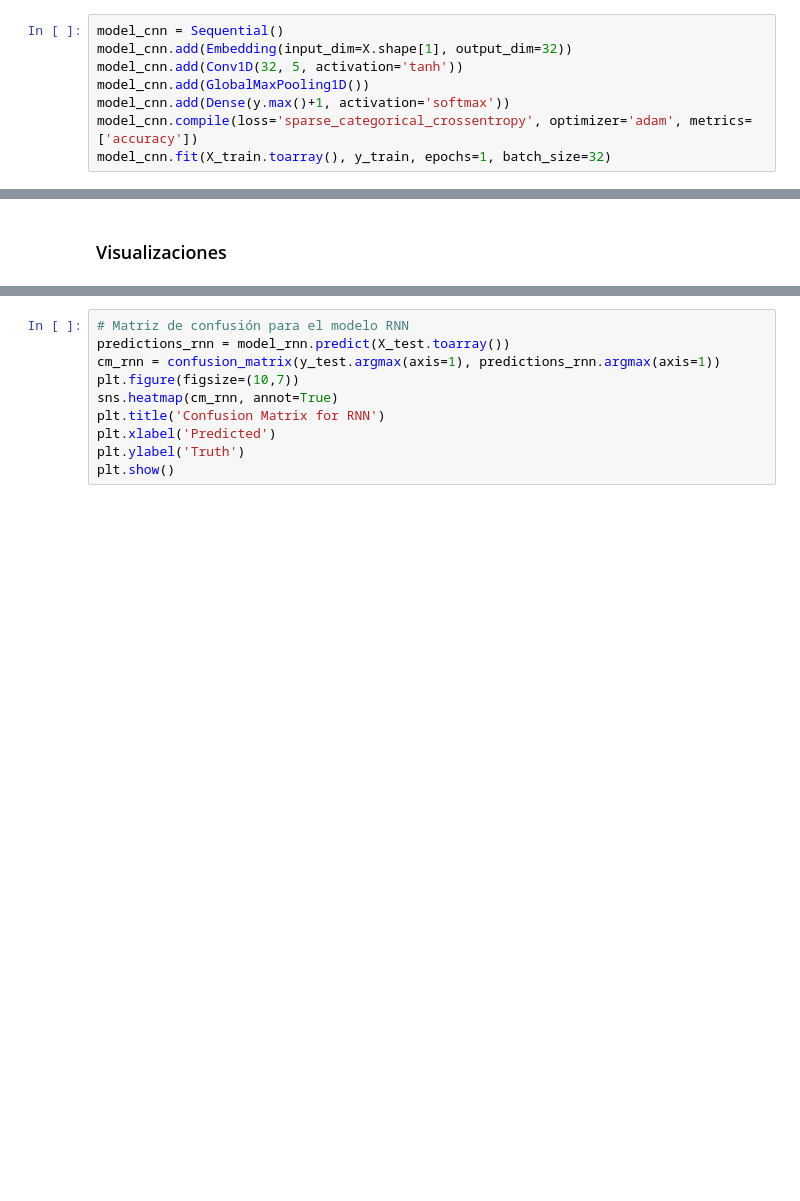
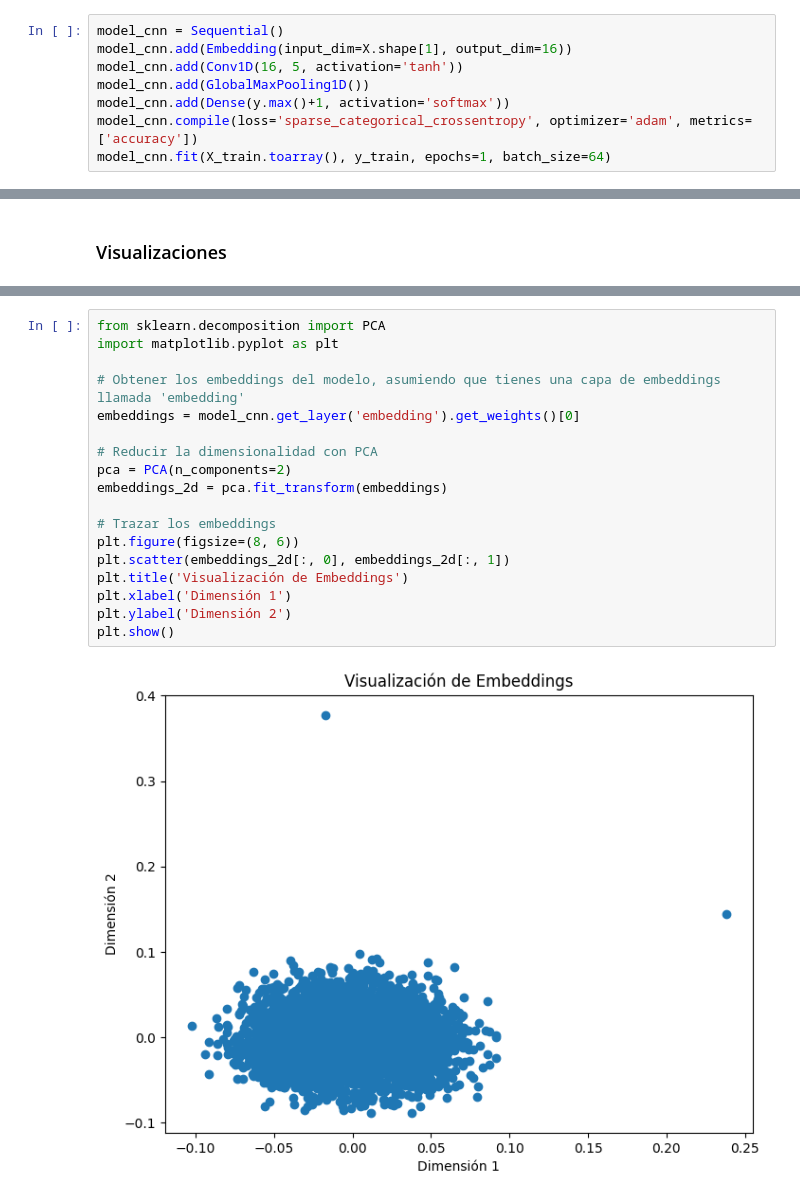
Before and after one commit to sofiaesc07/Proyecto2_AnalisisExploratorioDS, a Jupyter notebook: Proyecto2.ipynb, the cells around one changed output, grey strips where cells are left out. Drawn from its saved outputs; the diff is of its cells as text; blank space fills up the shorter version.

```diff
--- a/Proyecto2.ipynb
+++ b/Proyecto2.ipynb
@@ -67,10 +67,10 @@ X_train, X_test, y_train, y_test = train_test_split(X, y, test_size=0.3, random_
 ### Algoritmo 1: CNN
 # %%
 model_cnn = Sequential()
-model_cnn.add(Embedding(input_dim=X.shape[1], output_dim=32))
-model_cnn.add(Conv1D(32, 5, activation='tanh'))
+model_cnn.add(Embedding(input_dim=X.shape[1], output_dim=16))
+model_cnn.add(Conv1D(16, 5, activation='tanh'))
 model_cnn.add(GlobalMaxPooling1D())
 model_cnn.add(Dense(y.max()+1, activation='softmax'))
 model_cnn.compile(loss='sparse_categorical_crossentropy', optimizer='adam', metrics=['accuracy'])
-model_cnn.fit(X_train.toarray(), y_train, epochs=1, batch_size=32)
+model_cnn.fit(X_train.toarray(), y_train, epochs=1, batch_size=64)
 # %% [output]
@@ -126,10 +245,20 @@ plt.show()
-# %%
-# Matriz de confusión para el modelo RNN
-predictions_rnn = model_rnn.predict(X_test.toarray())
-cm_rnn = confusion_matrix(y_test.argmax(axis=1), predictions_rnn.argmax(axis=1))
-plt.figure(figsize=(10,7))
-sns.heatmap(cm_rnn, annot=True)
-plt.title('Confusion Matrix for RNN')
-plt.xlabel('Predicted')
-plt.ylabel('Truth')
-plt.show()
+# %%
+from sklearn.decomposition import PCA
+import matplotlib.pyplot as plt
+
+# Obtener los embeddings del modelo, asumiendo que tienes una capa de embeddings llamada 'embedding'
+embeddings = model_cnn.get_layer('embedding').get_weights()[0]
+
+# Reducir la dimensionalidad con PCA
+pca = PCA(n_components=2)
+embeddings_2d = pca.fit_transform(embeddings)
+
+# Trazar los embeddings
+plt.figure(figsize=(8, 6))
+plt.scatter(embeddings_2d[:, 0], embeddings_2d[:, 1])
+plt.title('Visualización de Embeddings')
+plt.xlabel('Dimensión 1')
+plt.ylabel('Dimensión 2')
+plt.show()
+# %% [output]
+[figure, added]
```
Also changed, not shown: parts of 13 cells of this notebook.
